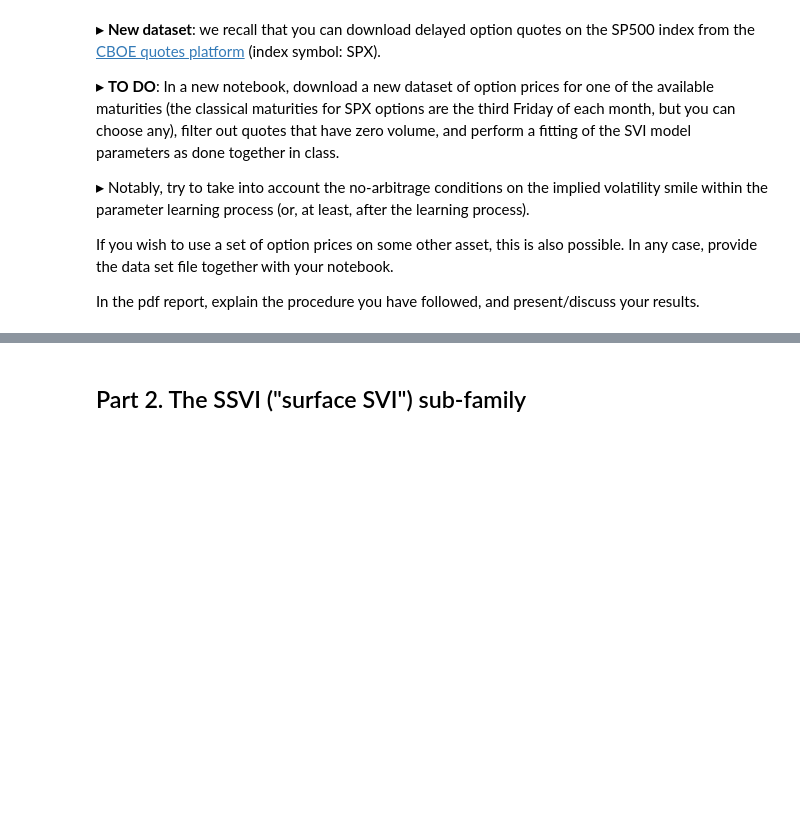
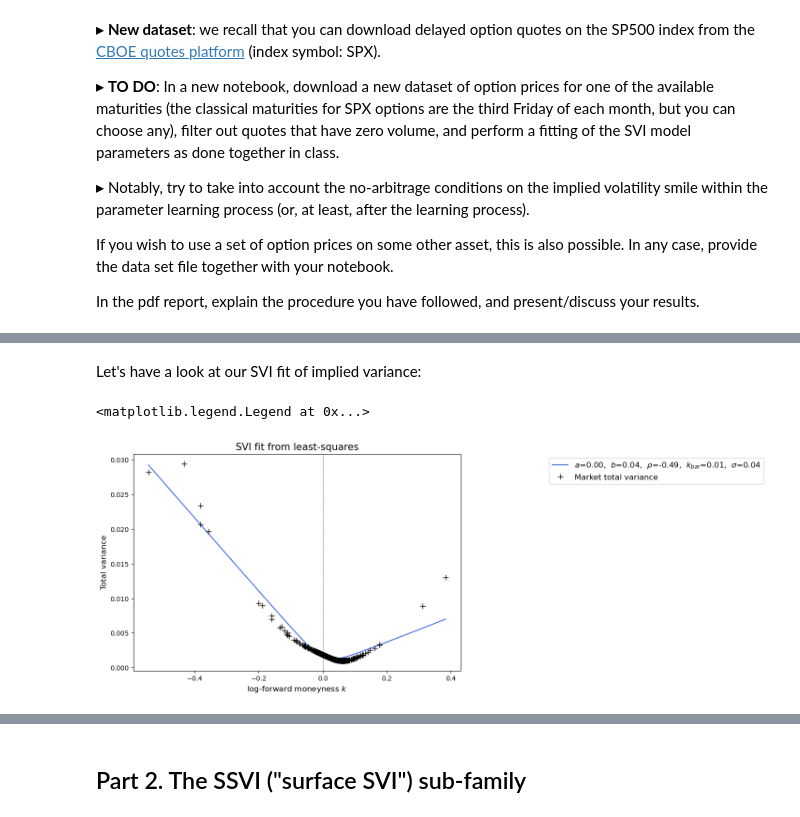
Before and after one commit to dianemans/Proj1_NPFD, a Jupyter notebook: S. De Marco/Project_No_arbitrage_implied_volatility.ipynb, the cells around one changed output, grey strips where cells are left out. Saved outputs shown, nothing was run; the diff lists cells and outputs as text; code cells hidden in the pictures; blank space fills up the shorter version.

```diff
--- a/S. De Marco/Project_No_arbitrage_implied_volatility.ipynb
+++ b/S. De Marco/Project_No_arbitrage_implied_volatility.ipynb
@@ -32,0 +242,25 @@ In the pdf report, explain the procedure you have followed, and present/discuss
+# %% [markdown]
+Let's have a look at our SVI fit of implied variance:
+# %%
+total_variances_fit = SVI_two_arguments(result.x, log_mon)
+
+plt.figure(figsize=(9,6))
+
+plt.plot(log_mon, total_variances_fit,
+         color='royalblue', linewidth=1.5,
+         label=r"$a$=%1.2f,  $b$=%1.2f,  $\rho$=%1.2f,  $k_{bar}$=%1.2f,  $\sigma$=%1.2f" %(a_star, b_star, rho_star, k_bar_star, sig_star))
+
+plt.plot(log_mon, tot_variance,
+         color='black', linewidth=0., marker="+", markersize=8, label="Market total variance")
+
+
+plt.axvline(0., linestyle="--", linewidth=0.5, color="k")
+
+plt.xlabel(r"log-forward moneyness $k$", fontsize=12)
+plt.ylabel("Total variance", fontsize=12)
+plt.title(r"SVI fit from least-squares", fontsize=15)
+
+plt.legend(loc=9, fontsize=12, bbox_to_anchor=(1.6, 1.0), ncol=1)
+# %% [output]
+<matplotlib.legend.Legend at 0x...>
+[figure, added]
```
Also changed, not shown: parts of 36 cells of this notebook, 2 other files.
